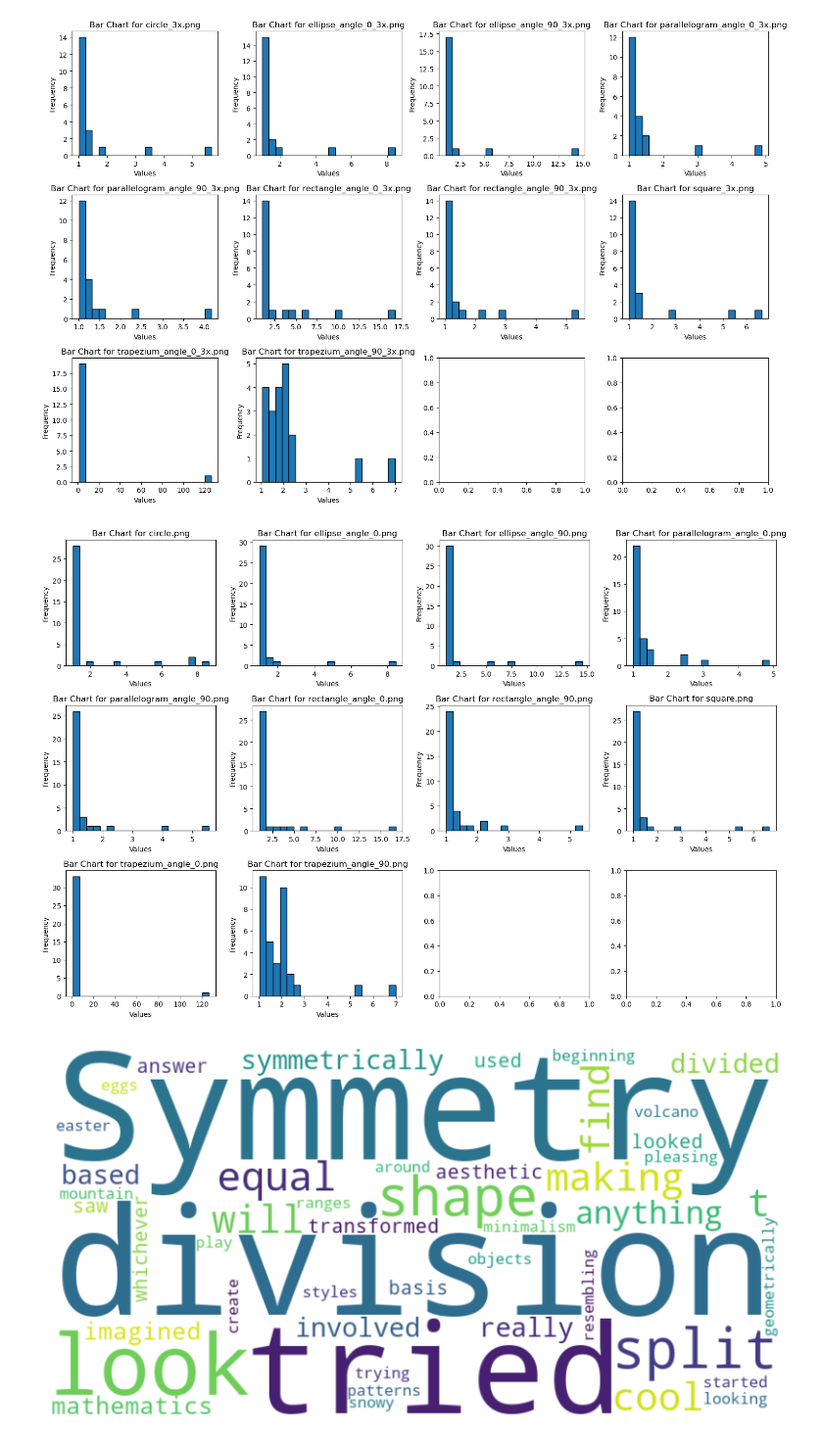
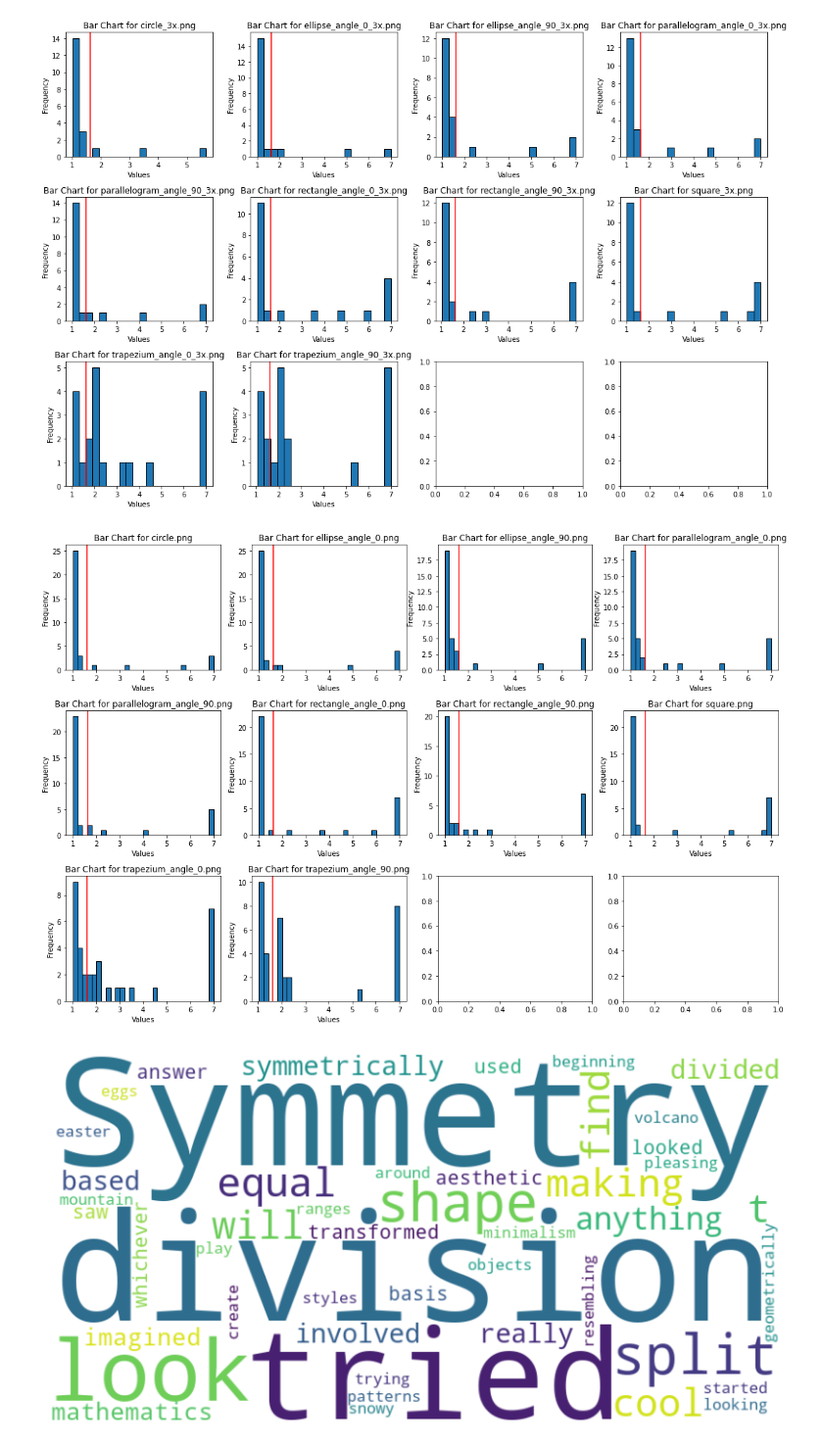
Before and after one commit to Vanshika-Dhingra/PsychologyProject_GoldenRatio, a Jupyter notebook: Experiment2/files/chart.ipynb, the cells around one changed output. Shown at 98% size. Drawn from its saved outputs; the diff is of its cells as text; code cells hidden in the pictures.

```diff
--- a/Experiment2/files/chart.ipynb
+++ b/Experiment2/files/chart.ipynb
@@ -24,7 +24,10 @@ axes = axes.flatten()
 # Iterate through shape columns and create binned bar charts in subplots
 for i, shape_column in enumerate(shape_columns):
     # Plotting a histogram for the current shape column
-    axes[i].hist(df[shape_column], bins=20, edgecolor='black')
+    df[df[shape_column] > 5.] = 5
+
+    axes[i].axvline(x=1.618,c='r')
+    axes[i].hist(df[shape_column], bins=40, edgecolor='black')
 
     # Setting plot labels and title
     axes[i].set_xlabel('Values')
@@ -64,6 +86,8 @@ axes = axes.flatten()
 # Iterate through shape columns and create binned bar charts in subplots
 for i, shape_column in enumerate(shape_columns):
     # Plotting a histogram for the current shape column
+    df[df[shape_column] > 7.] = 7
+    axes[i].axvline(x=1.618,c='r')
     axes[i].hist(df[shape_column], bins=20, edgecolor='black')
 
     # Setting plot labels and title
@@ -77,7 +101,7 @@ plt.tight_layout()
 # Display the plots
 plt.show()
 # %% [output]
-[figure, old version]
+[figure, new version]
 # %%
 import pandas as pd
 import matplotlib.pyplot as plt
@@ -89,35 +113,38 @@ df = pd.read_csv('merged_file.csv')
 shape_columns = ['circle.png', 'ellipse_angle_0.png', 'ellipse_angle_90.png',
                   'parallelogram_angle_0.png', 'parallelogram_angle_90.png',
                   'rectangle_angle_0.png', 'rectangle_angle_90.png',
                   'square.png', 'trapezium_angle_0.png', 'trapezium_angle_90.png']
 
 # Set the number of rows and columns for the subplot grid
 num_rows = 3
 num_cols = 4
 
 # Create a subplot grid
 fig, axes = plt.subplots(num_rows, num_cols, figsize=(15, 10))
 
 # Flatten the 2D array of subplots into a 1D array
 axes = axes.flatten()
 
 # Iterate through shape columns and create binned bar charts in subplots
 for i, shape_column in enumerate(shape_columns):
     # Plotting a histogram for the current shape column
-    axes[i].hist(df[shape_column], bins=20, edgecolor='black')
+    df[df[shape_column] > 7.] = 7
+
+    axes[i].axvline(x=1.618,c='r')
+    axes[i].hist(df[shape_column], bins=30, edgecolor='black')
 
     # Setting plot labels and title
     axes[i].set_xlabel('Values')
     axes[i].set_ylabel('Frequency')
     axes[i].set_title(f'Bar Chart for {shape_column}')
 
 # Adjust layout for better spacing
 plt.tight_layout()
 
 # Display the plots
 plt.show()
 # %% [output]
-[figure, old version]
+[figure, new version]
 # %%
 import pandas as pd
 import matplotlib.pyplot as plt
```
Also changed, not shown: parts of 4 cells of this notebook.
